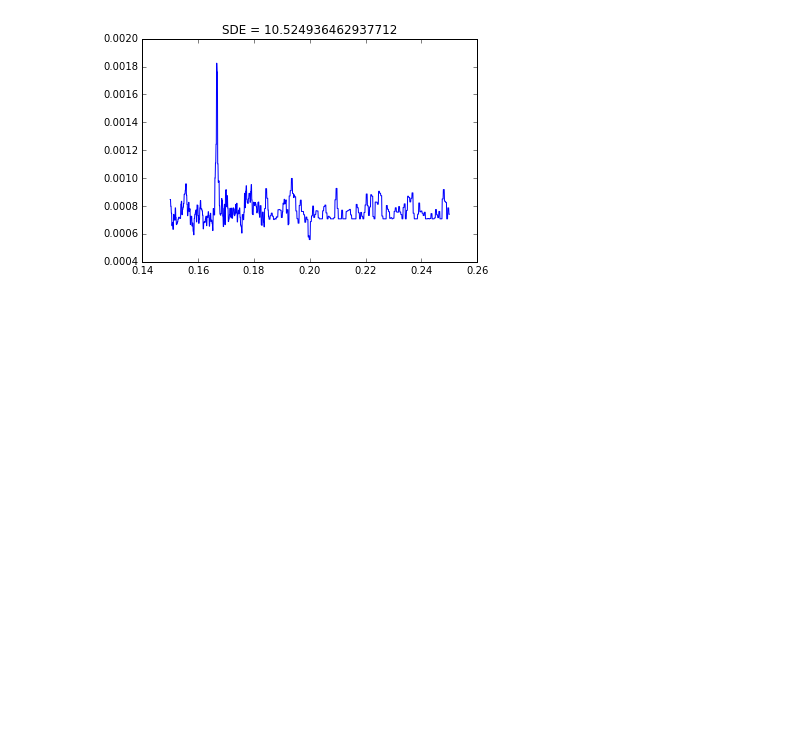
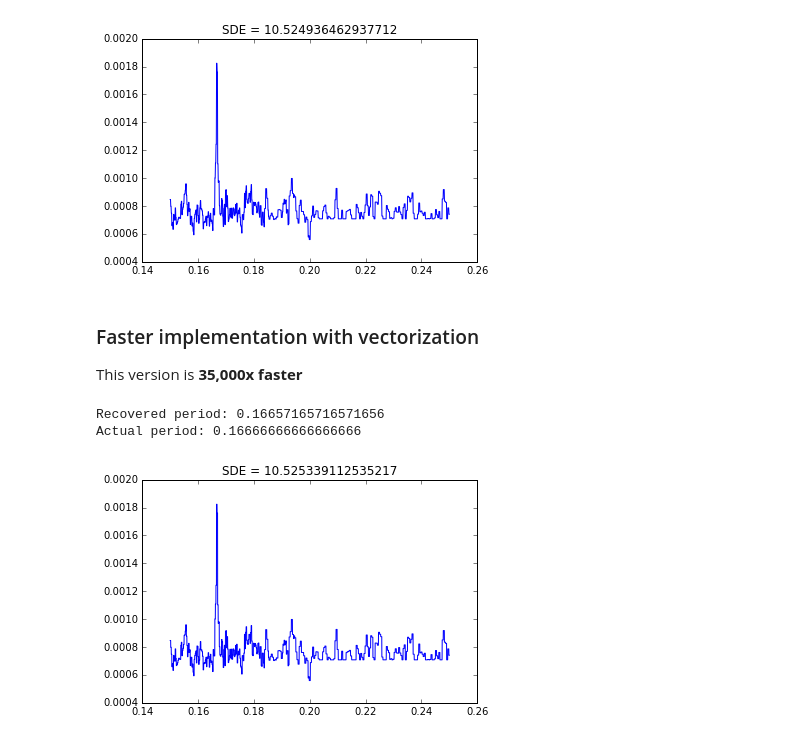
Before and after one commit to bmorris3/python-bls, a Jupyter notebook: python-bls.ipynb, the cells around one changed output. Cells and saved outputs as stored; diff of their text form; code cells hidden in the pictures; blank space fills up the shorter version.

Commit message:
Adding vectorized version that's 35,000x faster

```diff
--- a/python-bls.ipynb
+++ b/python-bls.ipynb
@@ -121,3 +121,79 @@ print("Recovered period: {0}\nActual period: {1}"
 Recovered period: 0.16661661661661661
 Actual period: 0.16666666666666666
 [figure]
+# %% [markdown]
+### Faster implementation with vectorization
+
+This version is **35,000x faster**
+# %%
+def strided_array(a, window_width):
+    as_strided = np.lib.stride_tricks.as_strided
+
+    #window_width = 4
+    new_shape = (len(a) - window_width + 1, window_width)
+    b = as_strided(a, new_shape, (a.strides[0], a.strides[0]))
+    return b
+
+def bls_strided(times, fluxes, errors, min_period, max_period,
+                n_periods, transit_window):
+    """
+    Parameters
+    ----------
+    times : np.ndarray
+        Times in time series
+    fluxes : np.ndarray
+        Fluxes at times `times`
+    errors : np.ndarray
+        Errors for each of `fluxes`
+    min_period : float
+        Test for periods longer than `min_period`
+    max_period : float
+        Test for periods shorter than `min_period`
+    n_periods : int
+        Test number of periods `n_periods` between `min_period` and `max_period`
+    transit_window : int
+        Fraction of orbital period in transit (not what's currently implemented)
+
+    Returns
+    -------
+    trial_periods : np.ndarray
+        Period grid tested for periodic signals via BLS
+    spectrum : np.ndarray
+        "Power" in BLS spectrum at each trial period
+    """
+    fluxes = fluxes.copy() - np.mean(fluxes)
+
+    trial_periods = np.linspace(min_period, max_period, n_periods)
+
+    spectrum = np.zeros(len(trial_periods))
+    for i, trial_period in enumerate(trial_periods):
+        folded_t = times % trial_period
+
+        sorted_args = np.argsort(folded_t)
+        folded_f = fluxes[sorted_args]
+        folded_e = errors[sorted_args]
+        weights = calculate_weights(folded_e)
+
+        strided_flux = strided_array(folded_f, transit_window)
+        strided_error = strided_array(folded_e, transit_window)
+        strided_weights = strided_array(weights, transit_window)
+
+        r = np.sum(strided_weights, axis=1)
+        s = np.sum(strided_weights * strided_flux, axis=1)
+        SR = np.sqrt( s**2 / (r*(1 - r)) )
+        spectrum[i] = np.max(SR)
+
+
+    return trial_periods, spectrum
+
+trial_periods, spectrum = bls_strided(t, f, errors, 0.15, 0.25, 10000, 5)
+signal_detection_efficiency = (np.max(spectrum) - np.mean(spectrum))/np.std(spectrum)
+plt.plot(trial_periods, spectrum)
+plt.title("SDE = {0}".format(signal_detection_efficiency))
+
+print("Recovered period: {0}\nActual period: {1}"
+      .format(trial_periods[np.argmax(spectrum)], params.per))
+# %% [output]
+Recovered period: 0.16657165716571656
+Actual period: 0.16666666666666666
+[figure, added]
```
Also changed, not shown: parts of 1 cell of this notebook.
